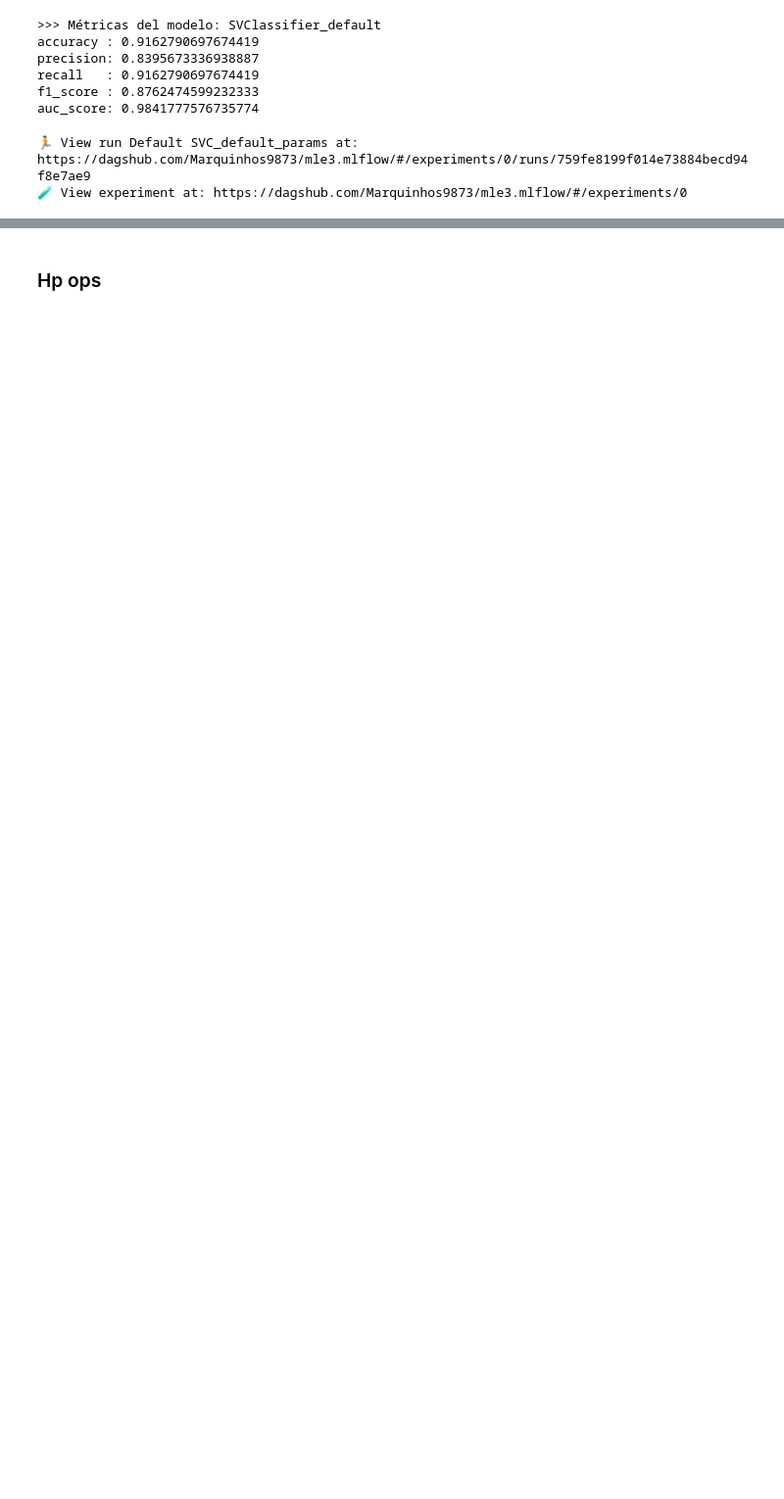
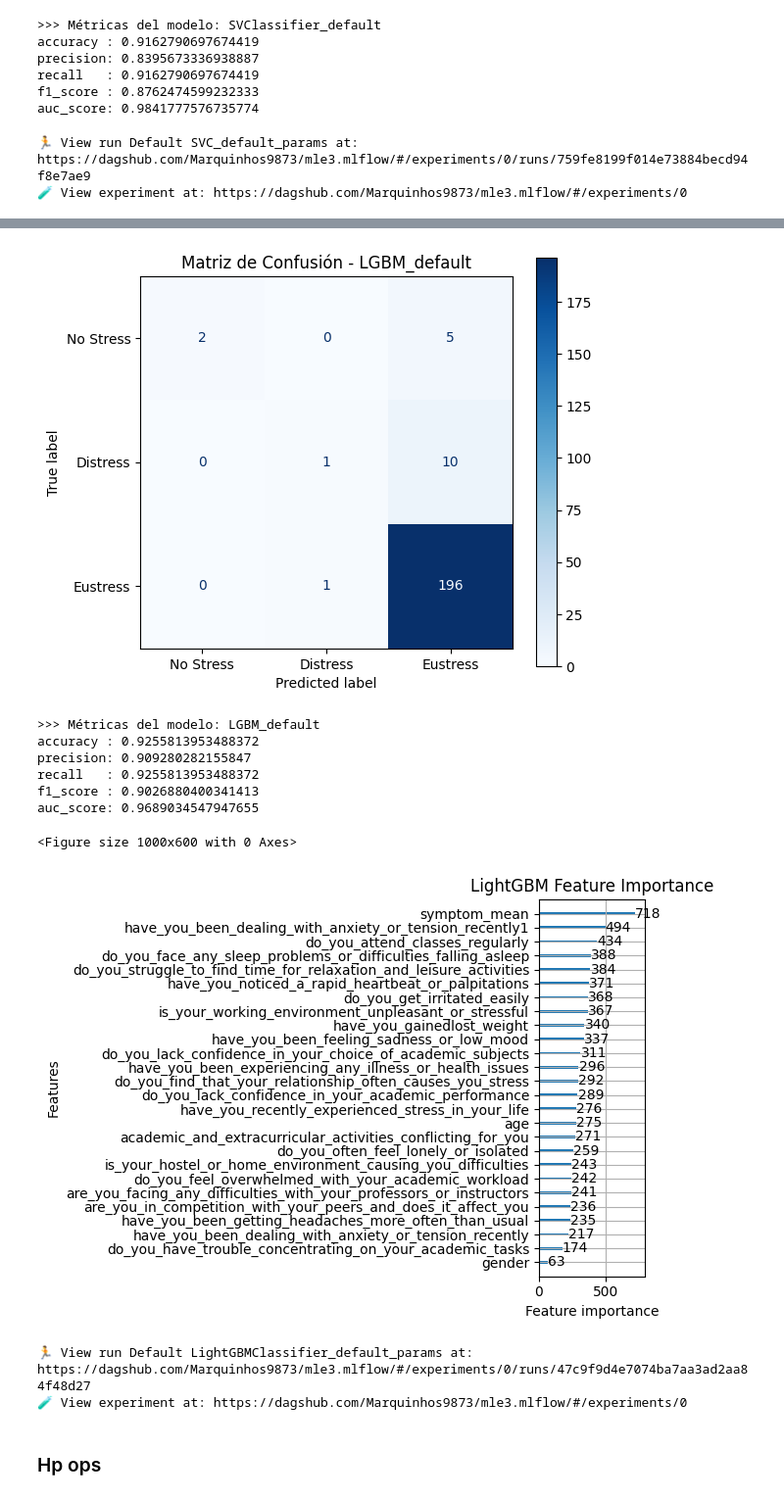
Before and after one commit to Marquinhos9873/mle3, a Jupyter notebook: notebooks/Clasificacion HPM_base.ipynb, the cells around one changed output, grey strips where cells are left out. Shown at 98% size. Drawn from its saved outputs; the diff is of its cells as text; code cells hidden in the pictures; blank space fills up the shorter version.

```diff
--- a/notebooks/Clasificacion HPM_base.ipynb
+++ b/notebooks/Clasificacion HPM_base.ipynb
@@ -522,7 +526,7 @@ NameError: name 'forest_importances' is not defined
 #GradientBoostClassifier
 
 mlflow.autolog(log_models= True)
-with mlflow.start_run(run_name="Default GradientBoostingClassifier_default_params", nested=True):
+with mlflow.start_run(run_name="Default GradientBoostingClassifier_default_params"):
     Grades.fit(X_train, y_train)
     predictions_grades_default = Grades.predict(X_test)
     probabilities_grades_default = Grades.predict_proba(X_test)
@@ -641,0 +683,22 @@ auc_score: 0.9841777576735774
+# %%
+X_train_cleaned = X_train.copy()
+X_test_cleaned = X_test.copy()
+y_test_cleaned = y_test.copy()
+y_train_cleaned = y_train.copy()
+# %%
+def clean_columns(df):
+    df = df.copy()
+    df.columns = (
+        df.columns
+        .str.lower()
+        .str.strip()
+        .str.replace(" ", "_")
+        .str.replace(r"[^a-zA-Z0-9_]", "", regex=True)
+    )
+    return df
+# %%
+X_train_cleaned = clean_columns(X_train)
+X_test_cleaned  = clean_columns(X_test)
+
+y_train_cleaned.name = "target"
+y_test_cleaned.name = "target"
@@ -641,0 +707,21 @@ auc_score: 0.9841777576735774
+# %%
+#LIGHTGBM
+
+with mlflow.start_run(run_name="Default LightGBMClassifier_default_params"):
+    light.fit(X_train_cleaned, y_train_cleaned)
+    predictions_light_default = light.predict(X_test_cleaned)
+    probabilities_light_default = light.predict_proba(X_test_cleaned)
+    metrics = evaluate_classification_model(
+        name_model = 'LGBM_default',
+        y_real = y_test_cleaned,
+        predictions = predictions_light_default,
+        probabilities = probabilities_light_default,
+        save_path = save_path )
+
+    plt.figure(figsize=(10, 6))
+    lgb.plot_importance(light)
+    plt.title("LightGBM Feature Importance")
+    plt.tight_layout()
+    plt.show()
+    mlflow.log_metrics(metrics)
+# %% [output]
@@ -642,2 +745,13 @@ auc_score: 0.9841777576735774
+[figure, added]
+>>> Métricas del modelo: LGBM_default
+accuracy : 0.9255813953488372
+precision: 0.909280282155847
+recall   : 0.9255813953488372
+f1_score : 0.9026880400341413
+auc_score: 0.9689034547947655
+<Figure size 1000x600 with 0 Axes>
+[figure, added]
+🏃 View run Default LightGBMClassifier_default_params at: https://dagshub.com/Marquinhos9873/mle3.mlflow/#/experiments/0/runs/47c9f9d4e7074ba7aa3ad2aa84f48d27
+🧪 View experiment at: https://dagshub.com/Marquinhos9873/mle3.mlflow/#/experiments/0
 # %% [markdown]
 ### Hp ops
```
Also changed, not shown: parts of 21 cells of this notebook, 2 other files.
